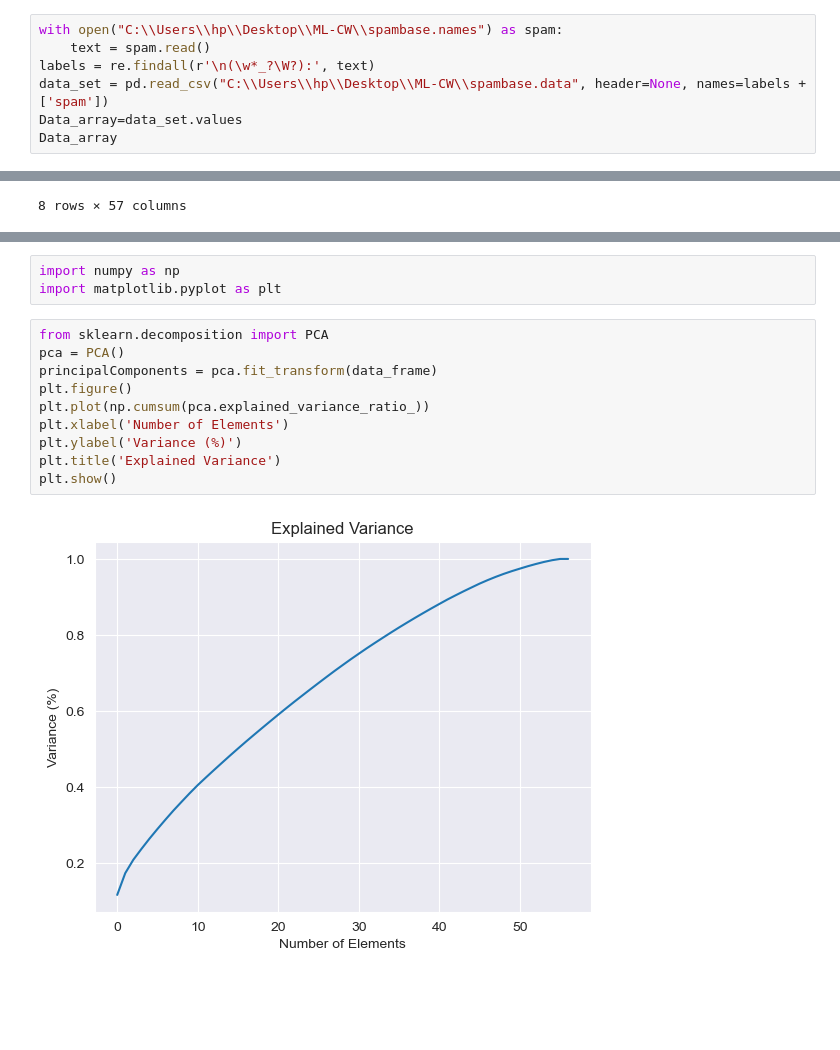
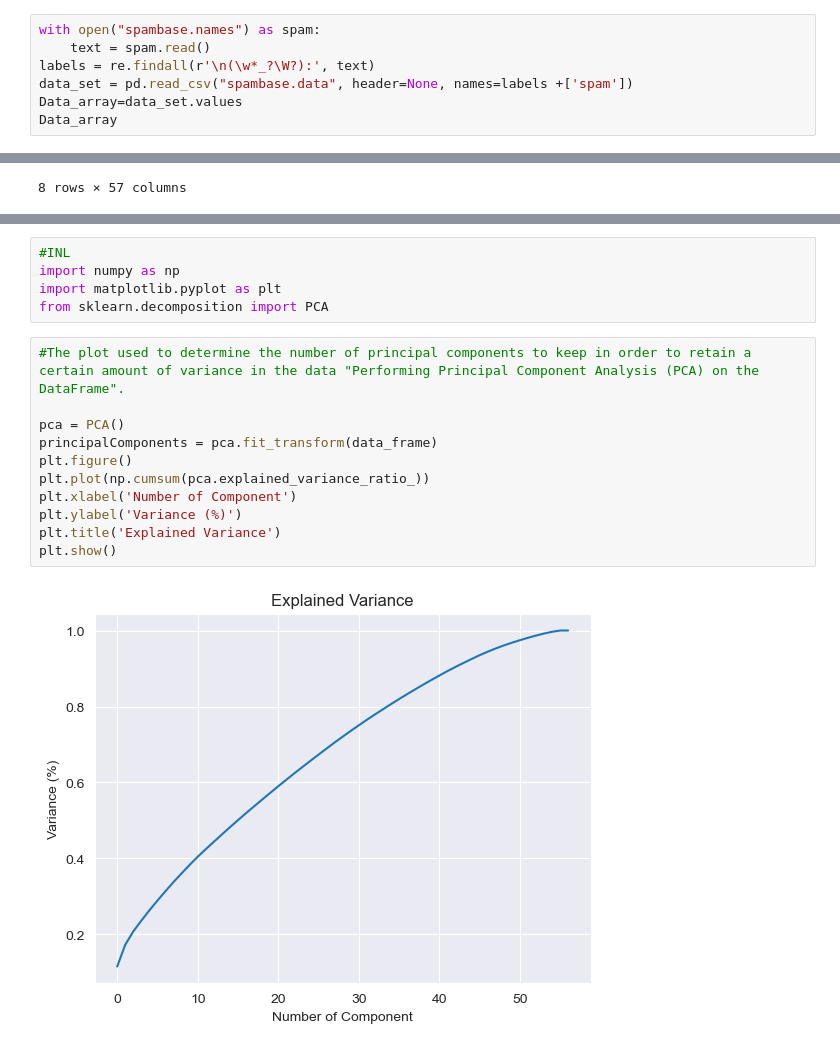
Before and after one commit to MathushanM/Machine-Learning-Course-Work, a Jupyter notebook: ML_Coursework.ipynb, the cells around one changed output, grey strips where cells are left out. Cells and saved outputs as stored; diff of their text form; blank space fills up the shorter version.

Commit message:
Commiting the Principle component Analysis for spambase

```diff
--- a/ML_Coursework.ipynb
+++ b/ML_Coursework.ipynb
@@ -3,10 +3,10 @@
 import pandas as pd
 import re # A regular Expression
 # %%
-with open("C:\\Users\\hp\\Desktop\\ML-CW\\spambase.names") as spam:
+with open("spambase.names") as spam:
     text = spam.read()
 labels = re.findall(r'\n(\w*_?\W?):', text)
-data_set = pd.read_csv("C:\\Users\\hp\\Desktop\\ML-CW\\spambase.data", header=None, names=labels +['spam'])
+data_set = pd.read_csv("spambase.data", header=None, names=labels +['spam'])
 Data_array=data_set.values
 Data_array
 # %% [output]
@@ -119,15 +158,18 @@ data_frame.describe()
 # %%
+#INL
 import numpy as np
 import matplotlib.pyplot as plt
+from sklearn.decomposition import PCA
 # %%
-from sklearn.decomposition import PCA
+#The plot used to determine the number of principal components to keep in order to retain a certain amount of variance in the data "Performing Principal Component Analysis (PCA) on the DataFrame".
+
 pca = PCA()
 principalComponents = pca.fit_transform(data_frame)
 plt.figure()
 plt.plot(np.cumsum(pca.explained_variance_ratio_))
-plt.xlabel('Number of Elements')
+plt.xlabel('Number of Component')
 plt.ylabel('Variance (%)')
 plt.title('Explained Variance')
 plt.show()
 # %% [output]
-[figure, old version]
+[figure, new version]
```
Also changed, not shown: parts of 7 cells of this notebook.
